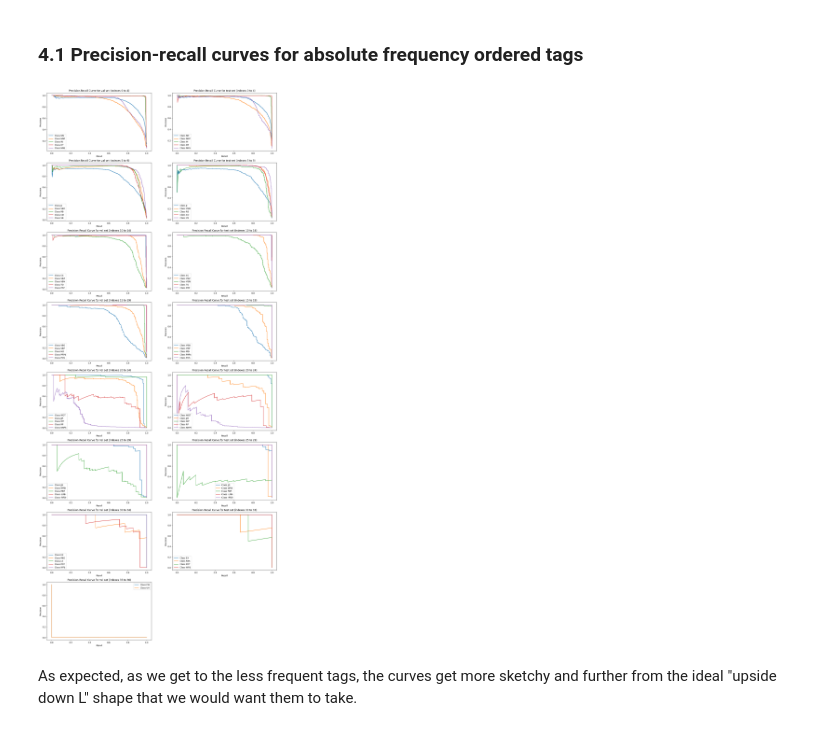
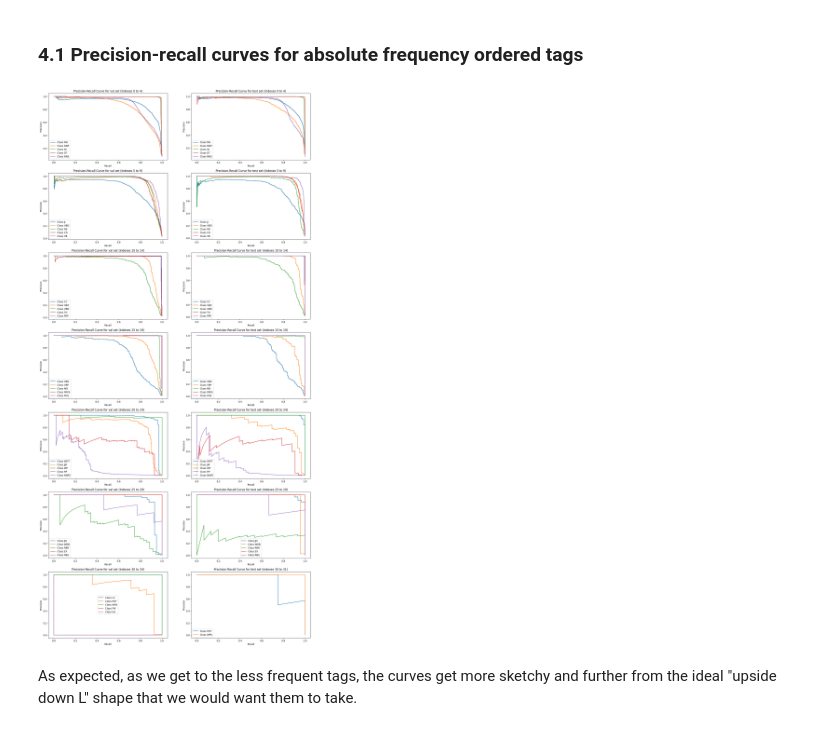
Before and after one commit to Mars4269/NLP_POS_Tagging, a Jupyter notebook: Assignment1.ipynb, the cells around one changed output. Cells and saved outputs as stored; diff of their text form; code cells hidden in the pictures.

Commit message:
updated the tags_to_consider

```diff
--- a/Assignment1.ipynb
+++ b/Assignment1.ipynb
@@ -1294,6 +1293,11 @@ tags_to_consider = []
 for text in all_tags_unique:
     to_add = re.findall(".*[a-zA-Z]+.*", text)
     tags_to_consider.extend( to_add )
+
+tags_to_consider.pop(tags_to_consider.index("SYM"))
+tags_to_consider.pop(tags_to_consider.index("-RRB-"))
+tags_to_consider.pop(tags_to_consider.index("-LRB-"))
+
 print(tags_to_consider)
 print(len(tags_to_consider))
 # %% [output]
@@ -3204,20 +3208,20 @@ Things could get messy. Therefore, in order to have a complete and clear idea of
 # %%
 plt.figure(figsize=(20, 6*8))
 
 start = 0
 
-for i in range(1, 16, 2):
+for i in range(1, 15, 2):
 
     plt.subplot(8, 2, i)
     plot_precision_recall_curves(val_absolute_frequency_ordered_tags, start, start + 4, y_pred_val_all, y_true_val_all, 'val')
 
     if start < len(test_absolute_frequency_ordered_tags):
         plt.subplot(8, 2, i+1)
         plot_precision_recall_curves(test_absolute_frequency_ordered_tags, start, start + 4, y_pred_test_all, y_true_test_all, 'test')
 
     start += 5
 # %% [output]
-[figure, old version]
+[figure, new version]
 # %% [markdown]
 As expected, as we get to the less frequent tags, the curves get more sketchy and further from the ideal "upside down L" shape that we would want them to take.
 # %% [markdown]
```
Also changed, not shown: parts of 48 cells of this notebook.
